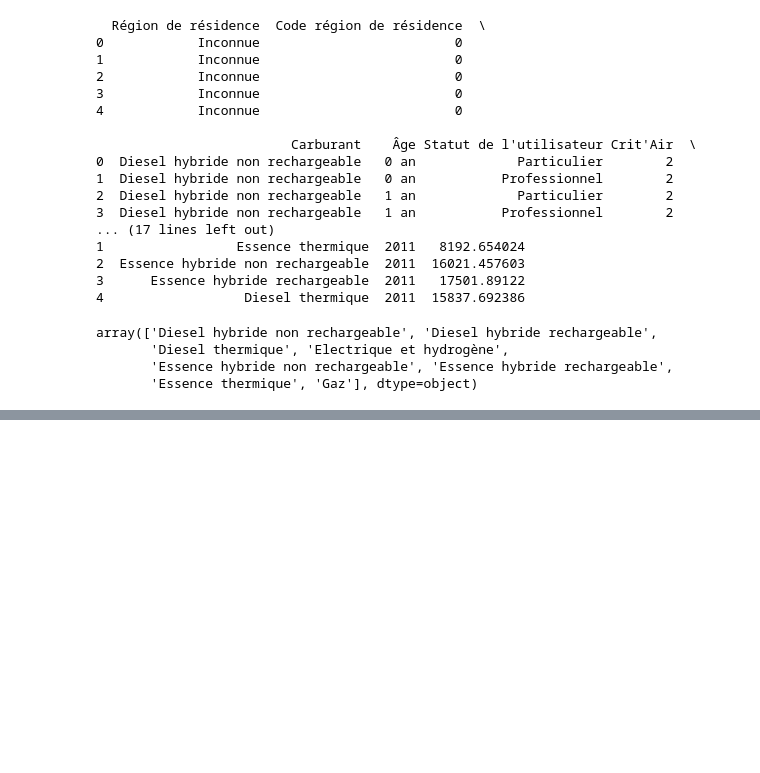
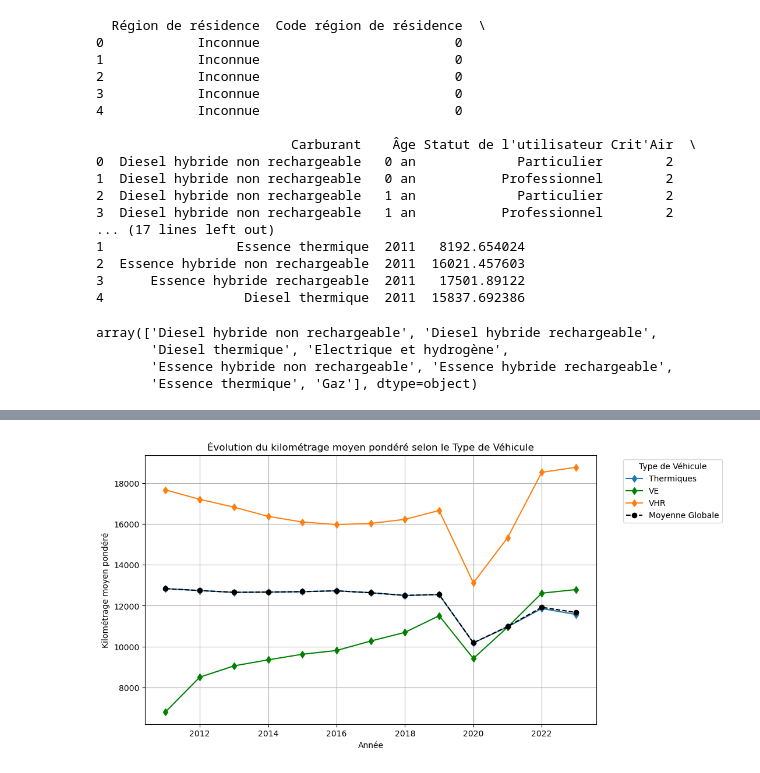
Before and after one commit to HugoMorand/Statapp, a Jupyter notebook: StatDes/plot.ipynb, the cells around one changed output, grey strips where cells are left out. Saved outputs shown, nothing was run; the diff lists cells and outputs as text; code cells hidden in the pictures; blank space fills up the shorter version.

```diff
--- a/StatDes/plot.ipynb
+++ b/StatDes/plot.ipynb
@@ -519,0 +585,22 @@ plot_kilometrage(df_final)
+# %%
+
+# ========================== 3️⃣ Kilométrage selon le type de véhicule ==========================
+df_vehicule = compute_metrics(["Année", "Type de véhicule"])
+
+plt.figure(figsize=(10, 6))
+for vehicule in df_vehicule["Type de véhicule"].unique():
+    subset = df_vehicule[df_vehicule["Type de véhicule"] == vehicule]
+    color = "green" if vehicule == "VE" else None  # Met en vert uniquement la courbe des VE
+    plt.plot(subset["Année"], subset["Kilométrage moyen pondéré"], marker='d', linestyle='-', label=vehicule, color=color)
+
+# Ajout de la courbe de moyenne globale (noir)
+plt.plot(df_global["Année"], df_global["Kilométrage moyen pondéré"], color='black', marker='o', linestyle='--', label="Moyenne Globale")
+
+plt.title("Évolution du kilométrage moyen pondéré selon le Type de Véhicule")
+plt.xlabel("Année")
+plt.ylabel("Kilométrage moyen pondéré")
+plt.legend(title="Type de Véhicule", bbox_to_anchor=(1.05, 1), loc='upper left')
+plt.grid(True)
+plt.show()
+# %% [output]
+[figure, added]
```
Also changed, not shown: parts of 10 cells of this notebook.
